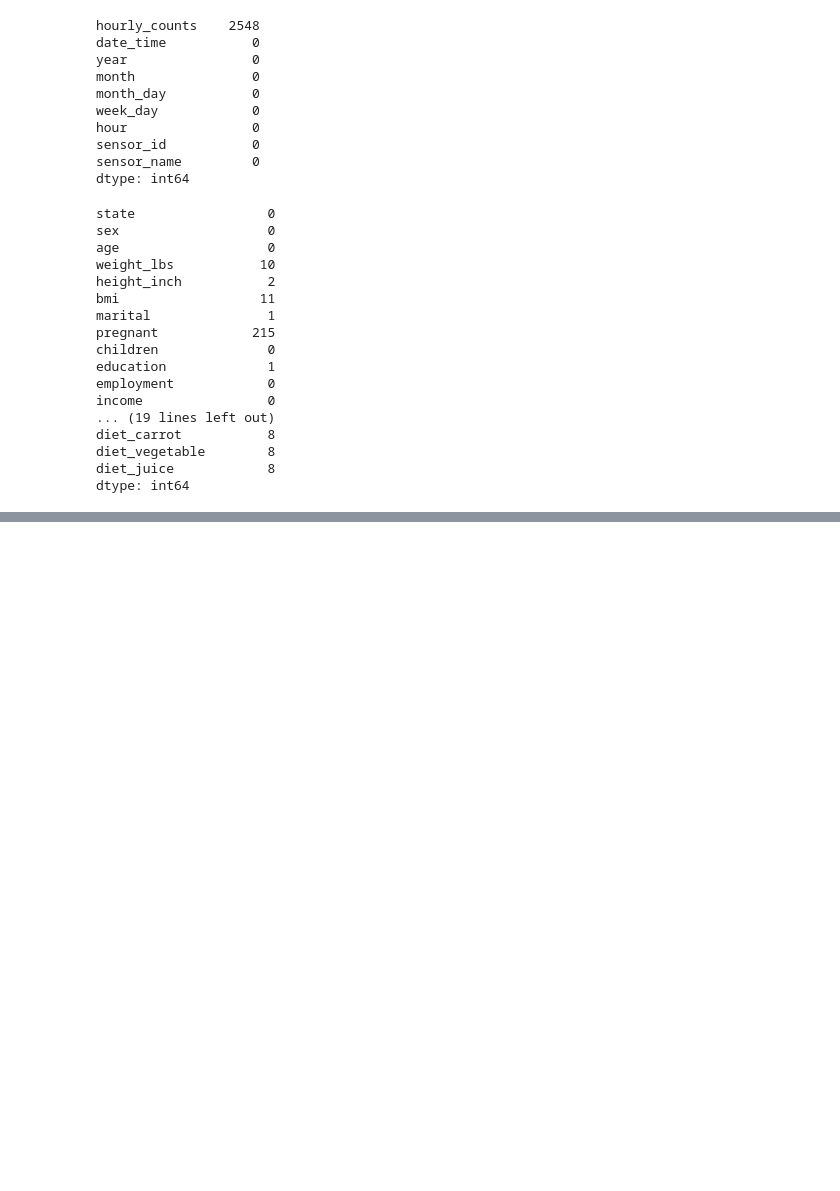
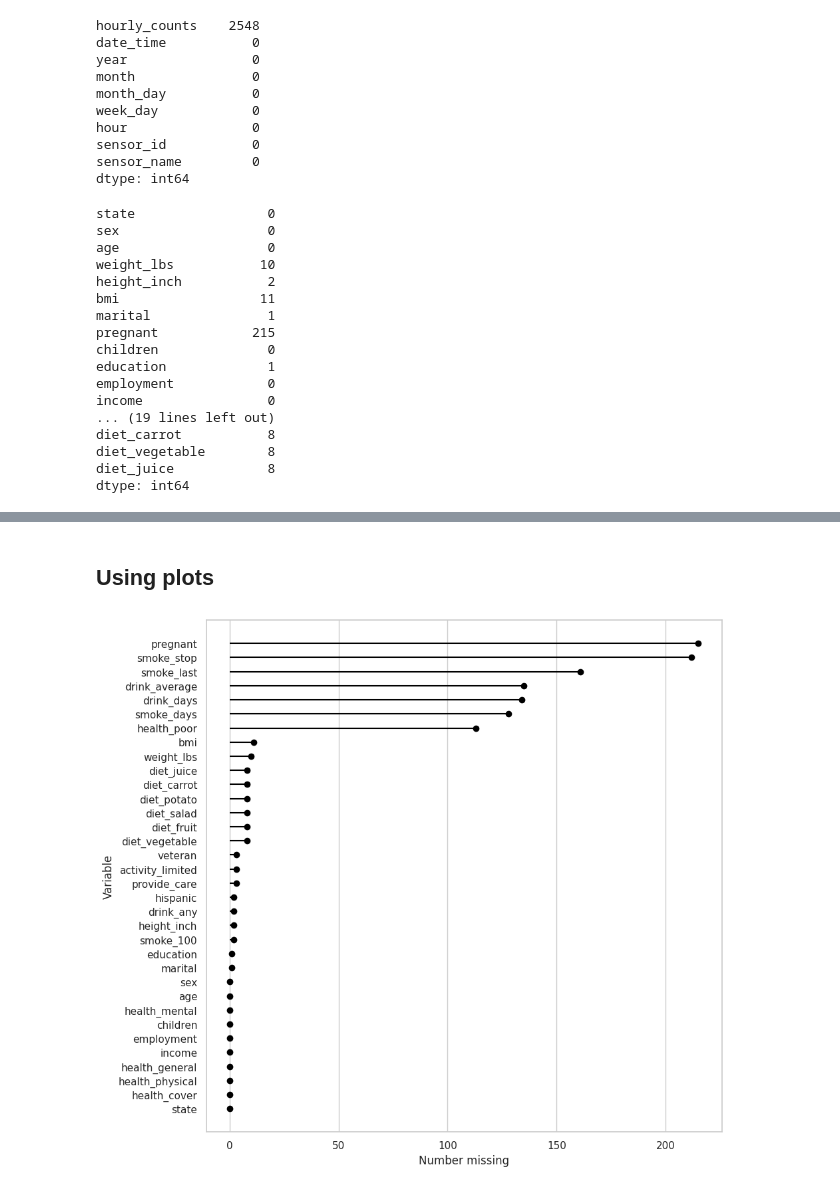
Before and after one commit to AleexSilva/Training-MissingData, a Jupyter notebook: exploring_missing_values.ipynb, the cells around one changed output, grey strips where cells are left out. Saved outputs shown, nothing was run; the diff lists cells and outputs as text; code cells hidden in the pictures; blank space fills up the shorter version.

Commit message:
Adding exploratory missing values

```diff
--- a/exploring_missing_values.ipynb
+++ b/exploring_missing_values.ipynb
@@ -8,3 +10,22 @@ import pyreadr
 import seaborn as sns
 import session_info
 import upsetplot
+# %%
+# Settings
+%matplotlib inline
+
+pd.set_option('display.max_columns',None)
+pd.set_option('display.max_rows',200)
+pd.options.display.float_format= '{:.2f}'.format
+
+# Ignore Warnings
+import warnings
+warnings.filterwarnings('ignore')
+
+sns.set(
+    rc={
+        "figure.figsize": (10, 10)
+    }
+)
+
+sns.set_style("whitegrid")
@@ -152,0 +414,6 @@ dtype: int64
+# %% [markdown]
+## Using plots
+# %%
+df_riskfactors.missing.missing_variable_plot()
+# %% [output]
+[figure, added]
```
Also changed, not shown: parts of 23 cells of this notebook, 1 other file.
